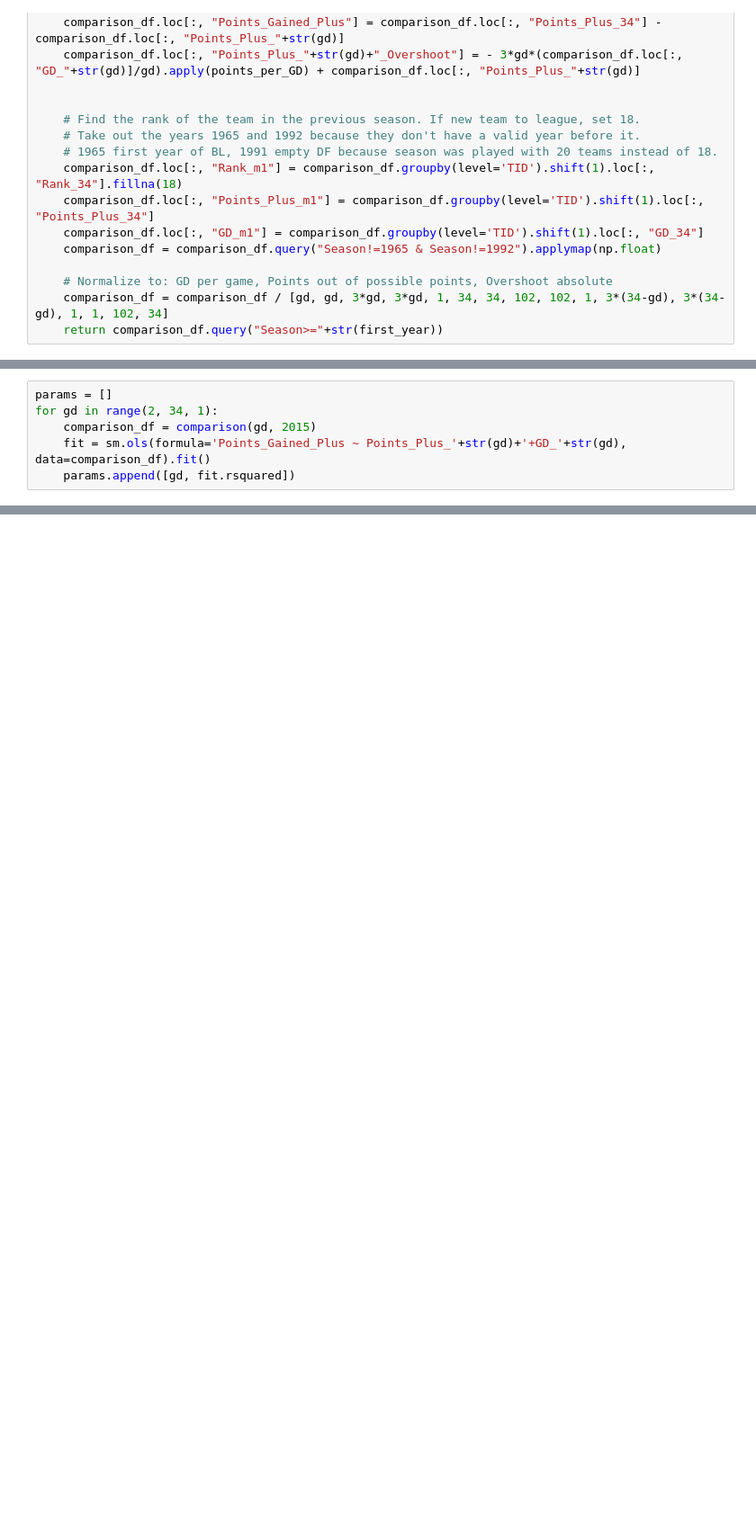
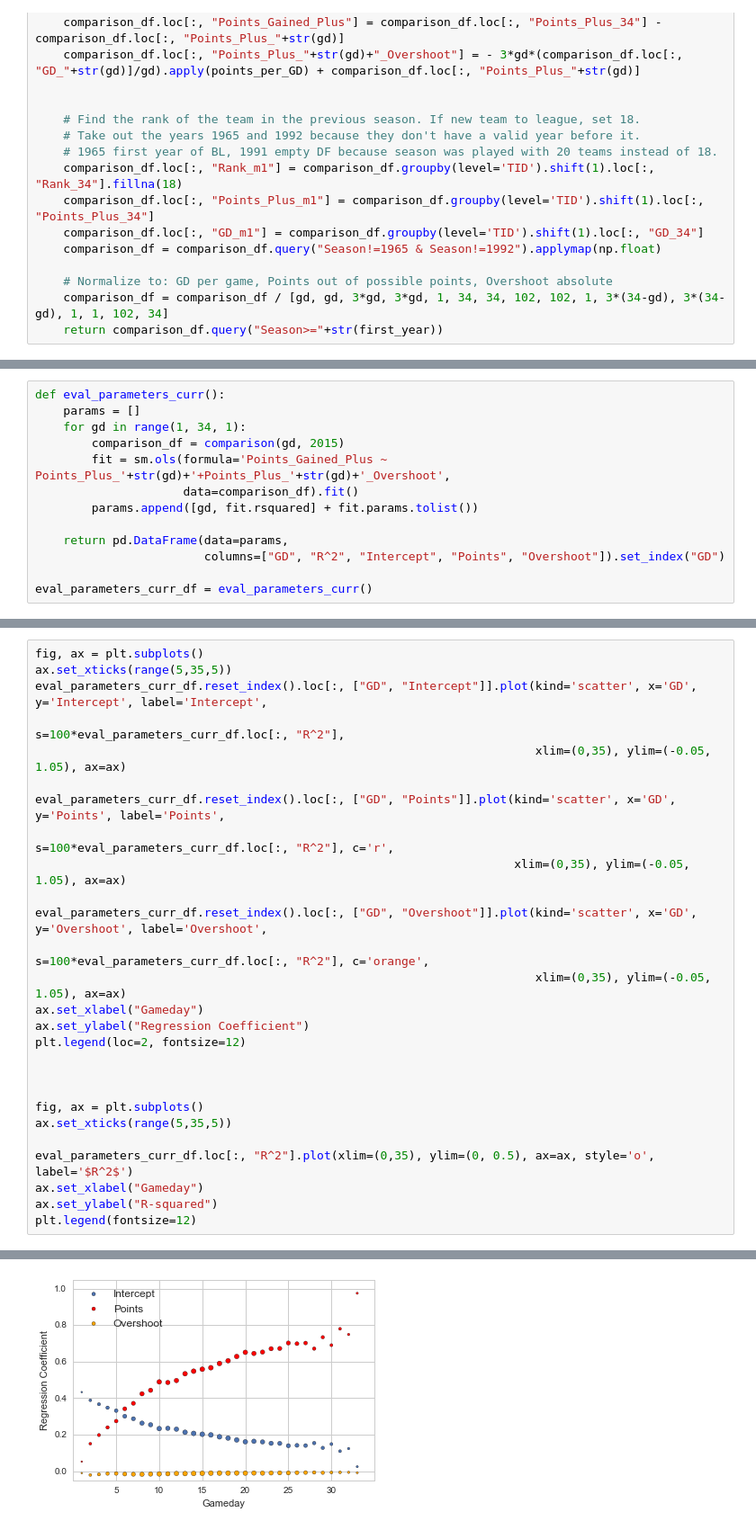
Before and after one commit to apbecker/Bundesliga_Analysis, a Jupyter notebook: Data_Analysis.ipynb, the cells around one changed output, grey strips where cells are left out. Shown: that part at 90% size. Saved outputs shown, nothing was run; the diff lists cells and outputs as text; blank space fills up the shorter version.

```diff
--- a/Data_Analysis.ipynb
+++ b/Data_Analysis.ipynb
@@ -288,6 +379,13 @@ OLS Regression Results
 # %%
-params = []
-for gd in range(2, 34, 1):
-    comparison_df = comparison(gd, 2015)
-    fit = sm.ols(formula='Points_Gained_Plus ~ Points_Plus_'+str(gd)+'+GD_'+str(gd), data=comparison_df).fit()
-    params.append([gd, fit.rsquared])
+def eval_parameters_curr():
+    params = []
+    for gd in range(1, 34, 1):
+        comparison_df = comparison(gd, 2015)
+        fit = sm.ols(formula='Points_Gained_Plus ~ Points_Plus_'+str(gd)+'+Points_Plus_'+str(gd)+'_Overshoot',
+                     data=comparison_df).fit()
+        params.append([gd, fit.rsquared] + fit.params.tolist())
+
+    return pd.DataFrame(data=params,
+                        columns=["GD", "R^2", "Intercept", "Points", "Overshoot"]).set_index("GD")
+
+eval_parameters_curr_df = eval_parameters_curr()
@@ -323,0 +392,28 @@ plt.plot(np.array(params_2).T[0], np.array(params_2).T[1])
+# %%
+fig, ax = plt.subplots()
+ax.set_xticks(range(5,35,5))
+eval_parameters_curr_df.reset_index().loc[:, ["GD", "Intercept"]].plot(kind='scatter', x='GD', y='Intercept', label='Intercept',
+                                                                       s=100*eval_parameters_curr_df.loc[:, "R^2"],
+                                                                       xlim=(0,35), ylim=(-0.05, 1.05), ax=ax)
+
+eval_parameters_curr_df.reset_index().loc[:, ["GD", "Points"]].plot(kind='scatter', x='GD', y='Points', label='Points',
+                                                                    s=100*eval_parameters_curr_df.loc[:, "R^2"], c='r',
+                                                                    xlim=(0,35), ylim=(-0.05, 1.05), ax=ax)
+
+eval_parameters_curr_df.reset_index().loc[:, ["GD", "Overshoot"]].plot(kind='scatter', x='GD', y='Overshoot', label='Overshoot',
+                                                                       s=100*eval_parameters_curr_df.loc[:, "R^2"], c='orange',
+                                                                       xlim=(0,35), ylim=(-0.05, 1.05), ax=ax)
+ax.set_xlabel("Gameday")
+ax.set_ylabel("Regression Coefficient")
+plt.legend(loc=2, fontsize=12)
+
+
+
+fig, ax = plt.subplots()
+ax.set_xticks(range(5,35,5))
+
+eval_parameters_curr_df.loc[:, "R^2"].plot(xlim=(0,35), ylim=(0, 0.5), ax=ax, style='o', label='$R^2$')
+ax.set_xlabel("Gameday")
+ax.set_ylabel("R-squared")
+plt.legend(fontsize=12)
+# %% [output]
@@ -323,0 +421 @@ plt.plot(np.array(params_2).T[0], np.array(params_2).T[1])
+[figure, added]
```
Also changed, not shown: parts of 16 cells of this notebook.
